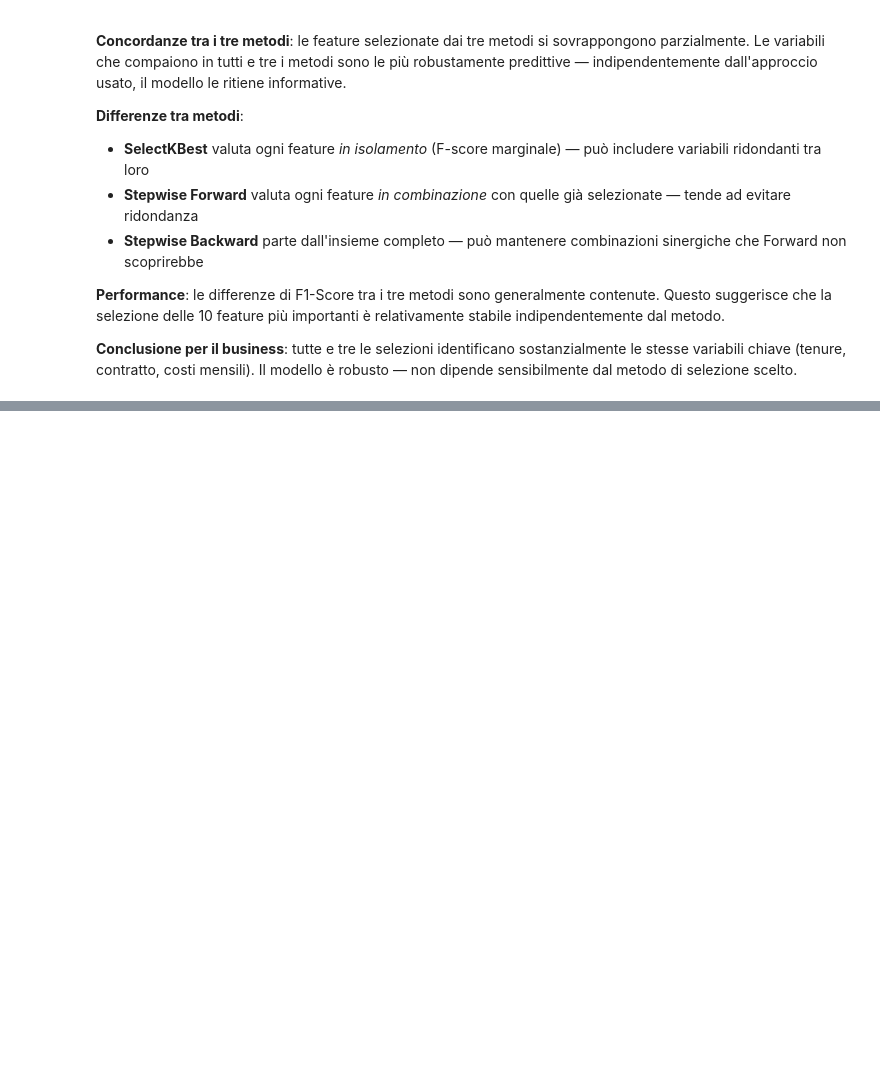
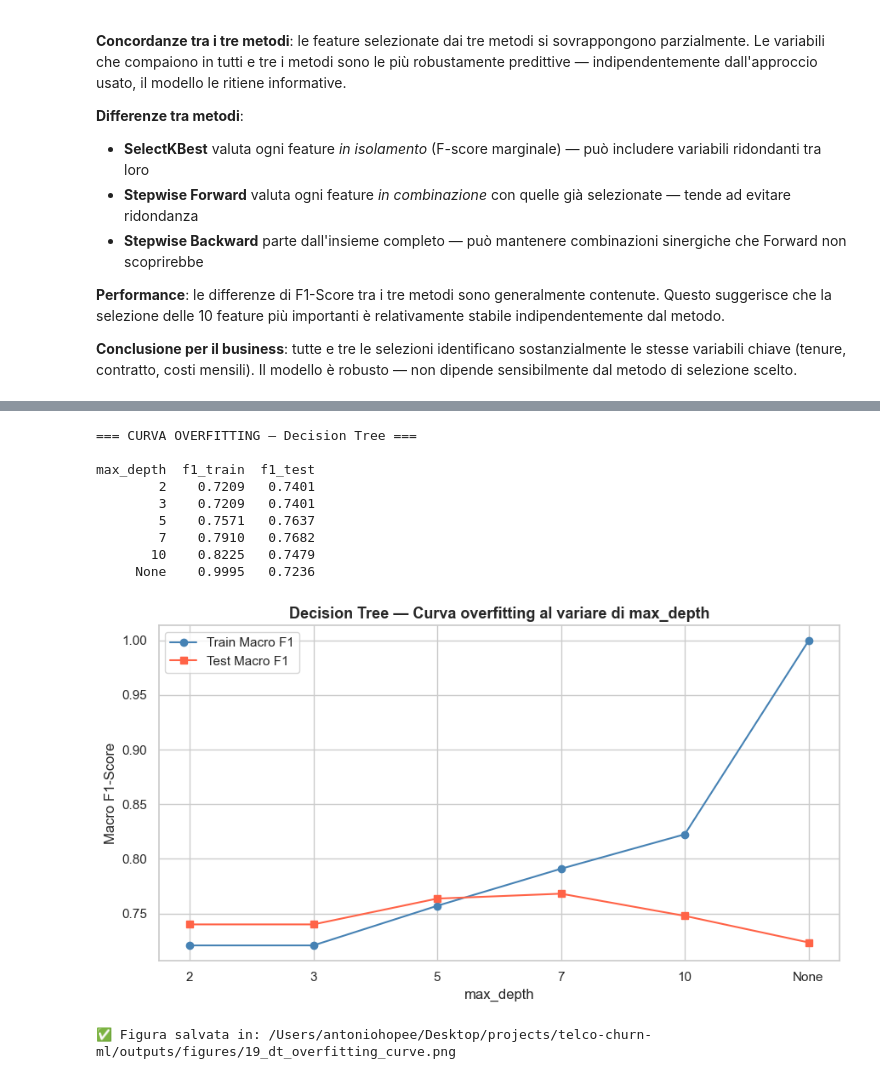
Before and after one commit to antoniohopee/telco-churn-ml, a Jupyter notebook: notebooks/04_machine_learning.ipynb, the cells around one changed output, grey strips where cells are left out. Drawn from its saved outputs; the diff is of its cells as text; code cells hidden in the pictures; blank space fills up the shorter version.

Commit message:
refactor: US-19 — Decision Tree con SelectKBest top 10, curva overfitting e matrice di confusione

```diff
--- a/notebooks/04_machine_learning.ipynb
+++ b/notebooks/04_machine_learning.ipynb
@@ -534,0 +549,58 @@ print(f"✅ Figure salvata in: {figures_path}")
+# %%
+from sklearn.tree import DecisionTreeClassifier
+from sklearn.metrics import f1_score
+
+depth_values = [2, 3, 5, 7, 10, None]
+results = []
+
+for depth in depth_values:
+    pipeline_dt_tmp = Pipeline([
+        ("preprocessor", build_preprocessor(num_cols, cat_cols, binary_cols)),
+        ("selector",     SelectKBest(f_classif, k=10)),
+        ("classifier",   DecisionTreeClassifier(
+            max_depth=depth, class_weight="balanced", random_state=42
+        ))
+    ])
+    pipeline_dt_tmp.fit(X_train, y_train)
+    f1_train = f1_score(y_train, pipeline_dt_tmp.predict(X_train), average="macro")
+    f1_test  = f1_score(y_test,  pipeline_dt_tmp.predict(X_test),  average="macro")
+    results.append({
+        "max_depth": str(depth) if depth is not None else "None",
+        "f1_train":  round(f1_train, 4),
+        "f1_test":   round(f1_test,  4),
+    })
+
+results_df = pd.DataFrame(results)
+print("=== CURVA OVERFITTING — Decision Tree ===\n")
+print(results_df.to_string(index=False))
+
+# Grafico curva train vs test
+fig, ax = plt.subplots(figsize=(9, 5))
+x_pos = range(len(results_df))
+ax.plot(x_pos, results_df["f1_train"], marker="o", label="Train Macro F1", color="steelblue")
+ax.plot(x_pos, results_df["f1_test"],  marker="s", label="Test Macro F1",  color="tomato")
+ax.set_xticks(x_pos)
+ax.set_xticklabels(results_df["max_depth"])
+ax.set_xlabel("max_depth")
+ax.set_ylabel("Macro F1-Score")
+ax.set_title("Decision Tree — Curva overfitting al variare di max_depth",
+             fontsize=13, fontweight="bold")
+ax.legend()
+plt.tight_layout()
+
+figures_path = os.path.abspath(os.path.join("..", "outputs", "figures", "19_dt_overfitting_curve.png"))
+plt.savefig(figures_path, dpi=150, bbox_inches="tight")
+plt.show()
+print(f"✅ Figura salvata in: {figures_path}")
+# %% [output]
+=== CURVA OVERFITTING — Decision Tree ===
+
+max_depth  f1_train  f1_test
+        2    0.7209   0.7401
+        3    0.7209   0.7401
+        5    0.7571   0.7637
+        7    0.7910   0.7682
+       10    0.8225   0.7479
+     None    0.9995   0.7236
+[figure, added]
+✅ Figura salvata in: /Users/antoniohopee/Desktop/projects/telco-churn-ml/outputs/figures/19_dt_overfitting_curve.png
```
Also changed, not shown: parts of 6 cells of this notebook, 7 other files.
